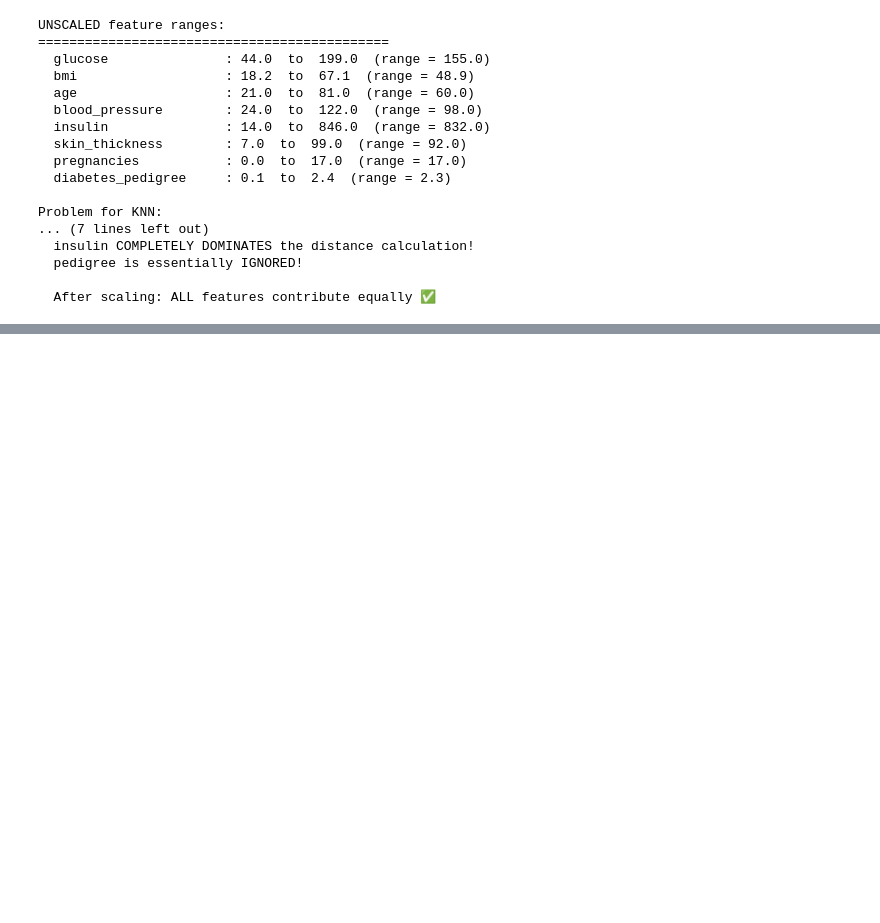
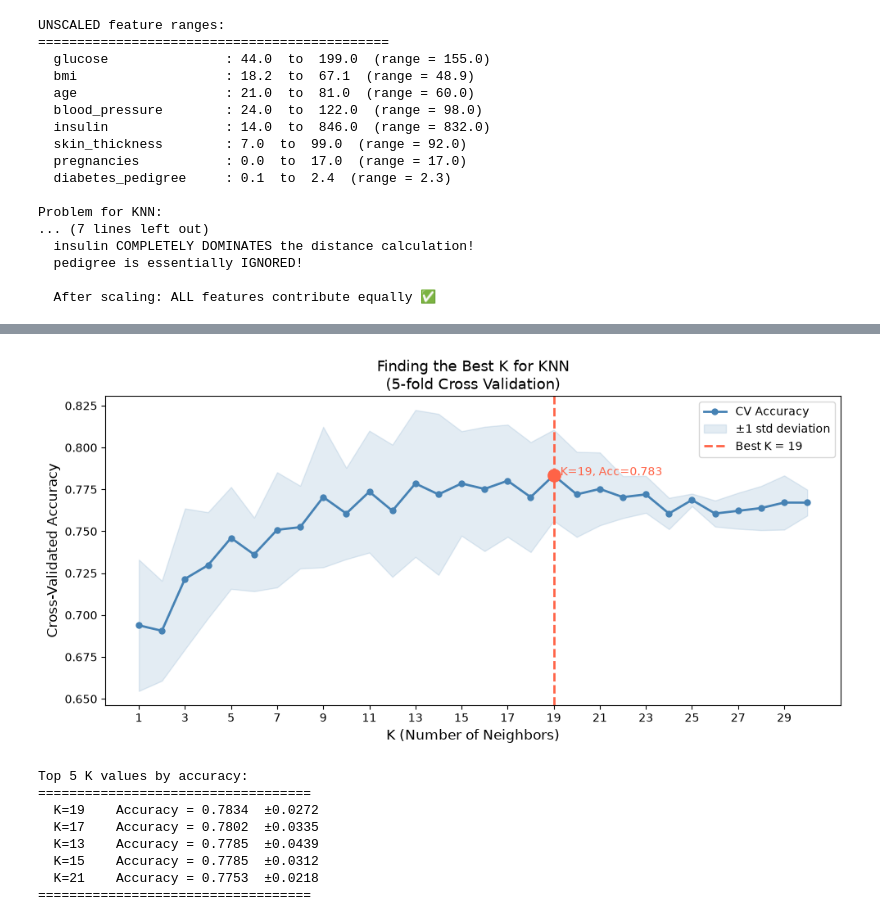
Before and after one commit to pa1nagar/supervise_ml, a Jupyter notebook: project_knn.ipynb, the cells around one changed output, grey strips where cells are left out. Saved outputs shown, nothing was run; the diff lists cells and outputs as text; code cells hidden in the pictures; blank space fills up the shorter version.

```diff
--- a/project_knn.ipynb
+++ b/project_knn.ipynb
@@ -327,0 +375,18 @@ Problem for KNN:
+# %%
+
+scaler = StandardScaler()
+
+X_train_scaled = scaler.fit_transform(X_train)
+X_test_scaled  = scaler.transform(X_test)
+
+print("Scaling complete!")
+print()
+print("Before scaling — feature ranges in training data:")
+print("-" * 50)
+for i, col in enumerate(X.columns):
+    raw_min = X_train.iloc[:, i].min()
+    raw_max = X_train.iloc[:, i].max()
+    scl_min = X_train_scaled[:, i].min()
+    scl_max = X_train_scaled[:, i].max()
+    print(f"  {col:<22}: [{raw_min:>6.1f}, {raw_max:>6.1f}]"
+          f"  →  [{scl_min:>5.2f}, {scl_max:>5.2f}]")
@@ -327,0 +435,48 @@ Problem for KNN:
+# %%
+
+plt.figure(figsize=(10, 5))
+
+# Main accuracy line
+plt.plot(k_range, cv_scores,
+         color='steelblue', lw=2, marker='o', markersize=5, label='CV Accuracy')
+
+# Shaded region: ±1 standard deviation
+plt.fill_between(k_range,
+                 cv_scores - cv_std,
+                 cv_scores + cv_std,
+                 alpha=0.15, color='steelblue', label='±1 std deviation')
+
+# Mark best K
+plt.axvline(x=best_k, color='tomato', linestyle='--',
+            lw=2, label=f'Best K = {best_k}')
+plt.scatter(best_k, best_score,
+            color='tomato', s=120, zorder=5)
+plt.annotate(f'  K={best_k}, Acc={best_score:.3f}',
+             xy=(best_k, best_score),
+             fontsize=10, color='tomato')
+
+plt.xlabel("K (Number of Neighbors)", fontsize=12)
+plt.ylabel("Cross-Validated Accuracy", fontsize=12)
+plt.title("Finding the Best K for KNN\n(5-fold Cross Validation)", fontsize=13)
+plt.legend(fontsize=10)
+plt.xticks(range(1, 31, 2))
+plt.tight_layout()
+plt.show()
+
+print(f"\nTop 5 K values by accuracy:")
+print("=" * 35)
+top5_idx = np.argsort(cv_scores)[::-1][:5]
+for idx in top5_idx:
+    k_val = list(k_range)[idx]
+    print(f"  K={k_val:<4}  Accuracy = {cv_scores[idx]:.4f}  ±{cv_std[idx]:.4f}")
+print("=" * 35)
+# %% [output]
+[figure, added]
+Top 5 K values by accuracy:
+===================================
+  K=19    Accuracy = 0.7834  ±0.0272
+  K=17    Accuracy = 0.7802  ±0.0335
+  K=13    Accuracy = 0.7785  ±0.0439
+  K=15    Accuracy = 0.7785  ±0.0312
+  K=21    Accuracy = 0.7753  ±0.0218
+===================================
```
Also changed, not shown: parts of 15 cells of this notebook.
